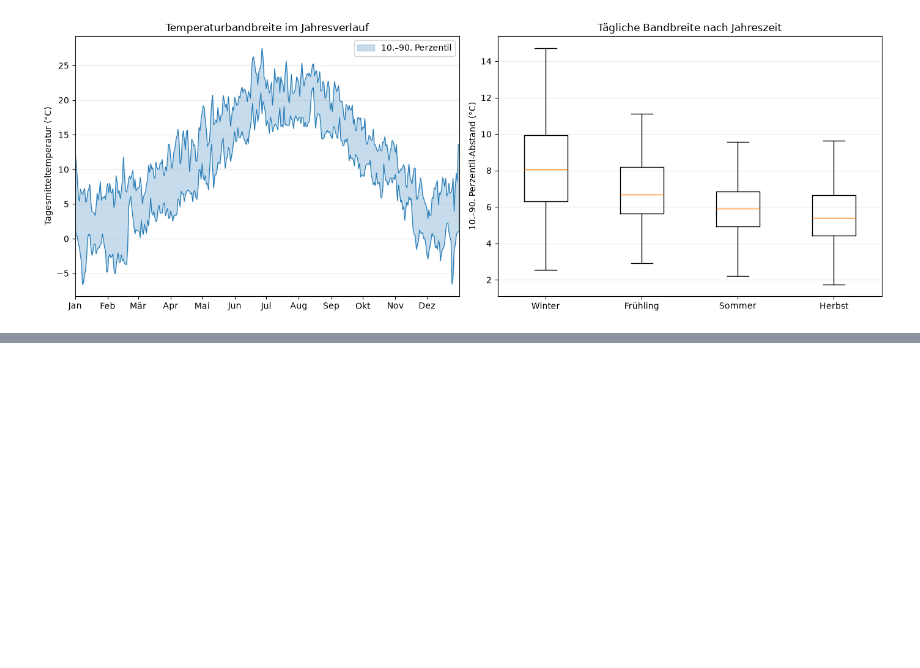
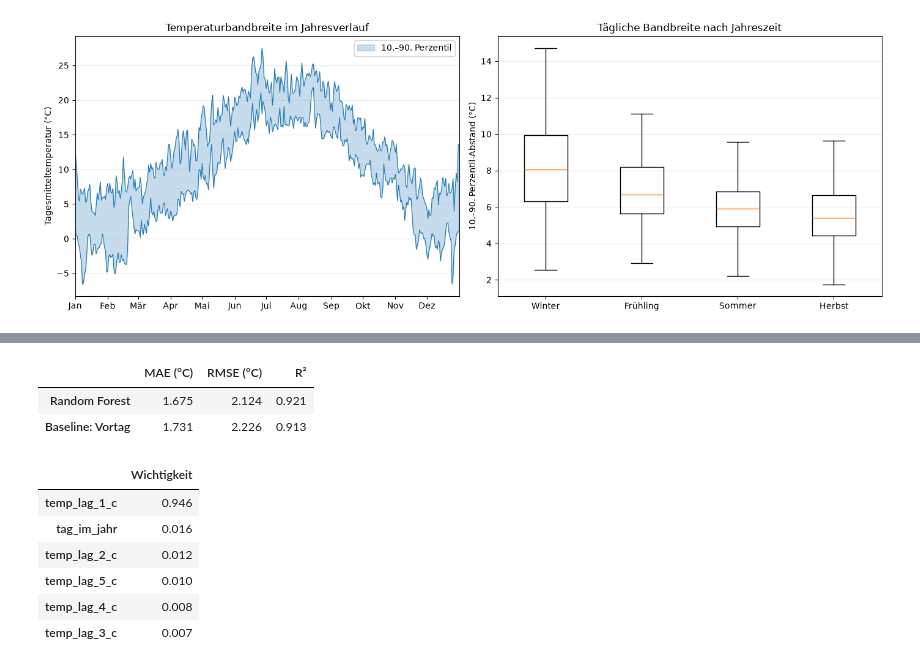
Before and after one commit to Bo-Bandy030/Git_Uebung_3, a Jupyter notebook: dwd_berlin_2020_heute.ipynb, the cells around one changed output, grey strips where cells are left out. Drawn from its saved outputs; the diff is of its cells as text; code cells hidden in the pictures; blank space fills up the shorter version.

```diff
--- a/dwd_berlin_2020_heute.ipynb
+++ b/dwd_berlin_2020_heute.ipynb
@@ -174,0 +304,37 @@ Winter/Sommer-Verhältnis der mittleren Bandbreite: 1.42
+# %%
+from sklearn.metrics import mean_absolute_error, mean_squared_error, r2_score
+
+baseline_test = X_test["temp_lag_1_c"]
+metriken = pd.DataFrame(
+    {
+        "MAE (°C)": [
+            mean_absolute_error(y_test, vorhersage_test),
+            mean_absolute_error(y_test, baseline_test),
+        ],
+        "RMSE (°C)": [
+            mean_squared_error(y_test, vorhersage_test) ** 0.5,
+            mean_squared_error(y_test, baseline_test) ** 0.5,
+        ],
+        "R²": [
+            r2_score(y_test, vorhersage_test),
+            r2_score(y_test, baseline_test),
+        ],
+    },
+    index=["Random Forest", "Baseline: Vortag"],
+)
+display(metriken.round(3))
+
+feature_importanz = pd.Series(modell.feature_importances_, index=merkmal_spalten)
+feature_importanz = feature_importanz.sort_values(ascending=False).rename("Wichtigkeit")
+display(feature_importanz.to_frame().round(3))
+# %% [output]
+|  | MAE (°C) | RMSE (°C) | R² |
+| Random Forest | 1.675 | 2.124 | 0.921 |
+| Baseline: Vortag | 1.731 | 2.226 | 0.913 |
+|  | Wichtigkeit |
+| temp_lag_1_c | 0.946 |
+| tag_im_jahr | 0.016 |
+| temp_lag_2_c | 0.012 |
+| temp_lag_5_c | 0.010 |
+| temp_lag_4_c | 0.008 |
+| temp_lag_3_c | 0.007 |
```
Also changed, not shown: parts of 14 cells of this notebook.
